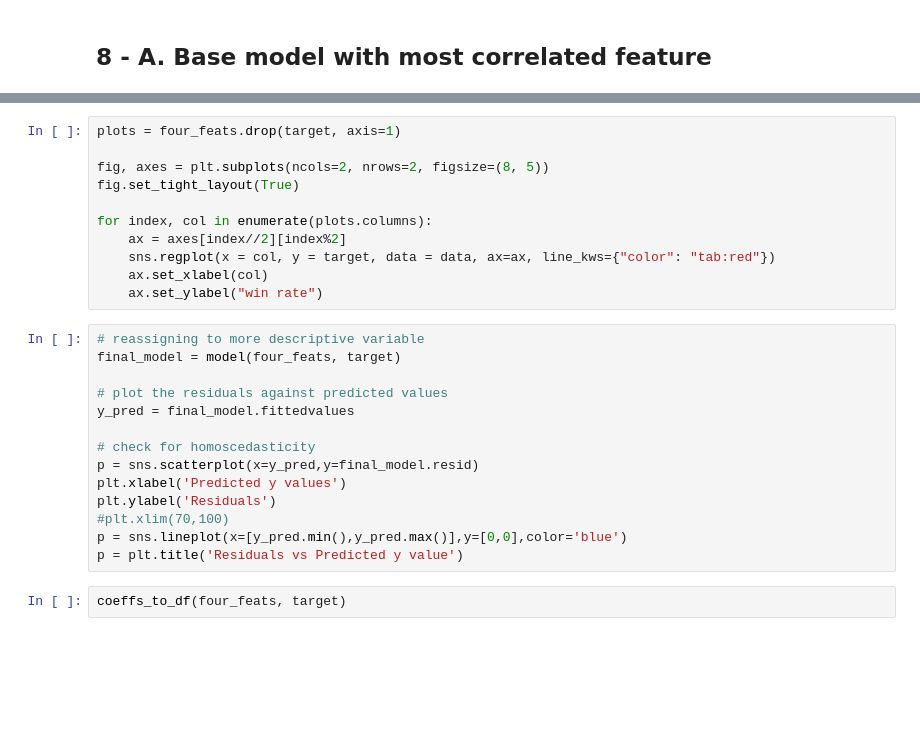
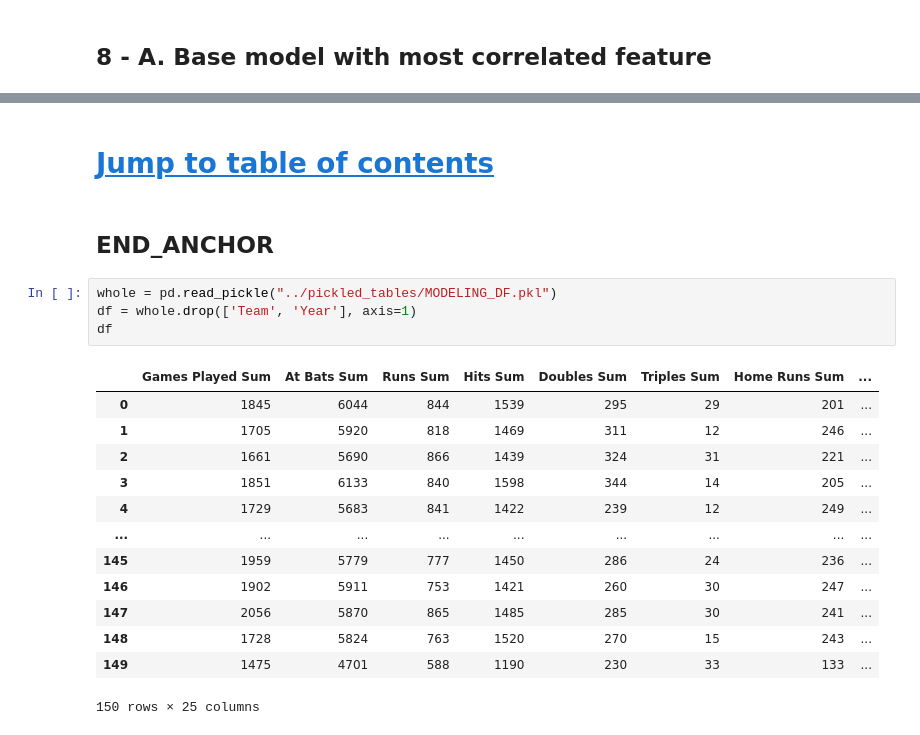
Before and after one commit to AgathaZareth/Capstone_Project, a Jupyter notebook: notebooks/Modeling.ipynb, the cells around one changed output, grey strips where cells are left out. Cells and saved outputs as stored; diff of their text form; blank space fills up the shorter version.

```diff
--- a/notebooks/Modeling.ipynb
+++ b/notebooks/Modeling.ipynb
@@ -1725,27 +1856,23 @@ get_VIFs_above5(four_feats, target)
-# %%
-plots = four_feats.drop(target, axis=1)
-
-fig, axes = plt.subplots(ncols=2, nrows=2, figsize=(8, 5))
-fig.set_tight_layout(True)
-
-for index, col in enumerate(plots.columns):
-    ax = axes[index//2][index%2]
-    sns.regplot(x = col, y = target, data = data, ax=ax, line_kws={"color": "tab:red"})
-    ax.set_xlabel(col)
-    ax.set_ylabel("win rate")
-# %%
-# reassigning to more descriptive variable
-final_model = model(four_feats, target)
-
-# plot the residuals against predicted values
-y_pred = final_model.fittedvalues
-
-# check for homoscedasticity
-p = sns.scatterplot(x=y_pred,y=final_model.resid)
-plt.xlabel('Predicted y values')
-plt.ylabel('Residuals')
-#plt.xlim(70,100)
-p = sns.lineplot(x=[y_pred.min(),y_pred.max()],y=[0,0],color='blue')
-p = plt.title('Residuals vs Predicted y value')
-# %%
-coeffs_to_df(four_feats, target)
+# %% [markdown]
+# [Jump to table of contents](#Table_of_Contents)
+# %% [markdown]
+<a id='END_ANCHOR'></a>
+## END_ANCHOR
+# %%
+whole = pd.read_pickle("../pickled_tables/MODELING_DF.pkl")
+df = whole.drop(['Team', 'Year'], axis=1)
+df
+# %% [output]
+|  | Games Played Sum | At Bats Sum | Runs Sum | Hits Sum | Doubles Sum | Triples Sum | Home Runs Sum | ... |
+| 0 | 1845 | 6044 | 844 | 1539 | 295 | 29 | 201 | ... |
+| 1 | 1705 | 5920 | 818 | 1469 | 311 | 12 | 246 | ... |
+| 2 | 1661 | 5690 | 866 | 1439 | 324 | 31 | 221 | ... |
+| 3 | 1851 | 6133 | 840 | 1598 | 344 | 14 | 205 | ... |
+| 4 | 1729 | 5683 | 841 | 1422 | 239 | 12 | 249 | ... |
+| ... | ... | ... | ... | ... | ... | ... | ... | ... |
+| 145 | 1959 | 5779 | 777 | 1450 | 286 | 24 | 236 | ... |
+| 146 | 1902 | 5911 | 753 | 1421 | 260 | 30 | 247 | ... |
+| 147 | 2056 | 5870 | 865 | 1485 | 285 | 30 | 241 | ... |
+| 148 | 1728 | 5824 | 763 | 1520 | 270 | 15 | 243 | ... |
+| 149 | 1475 | 4701 | 588 | 1190 | 230 | 33 | 133 | ... |
+150 rows × 25 columns
```
Also changed, not shown: parts of 49 cells of this notebook.
